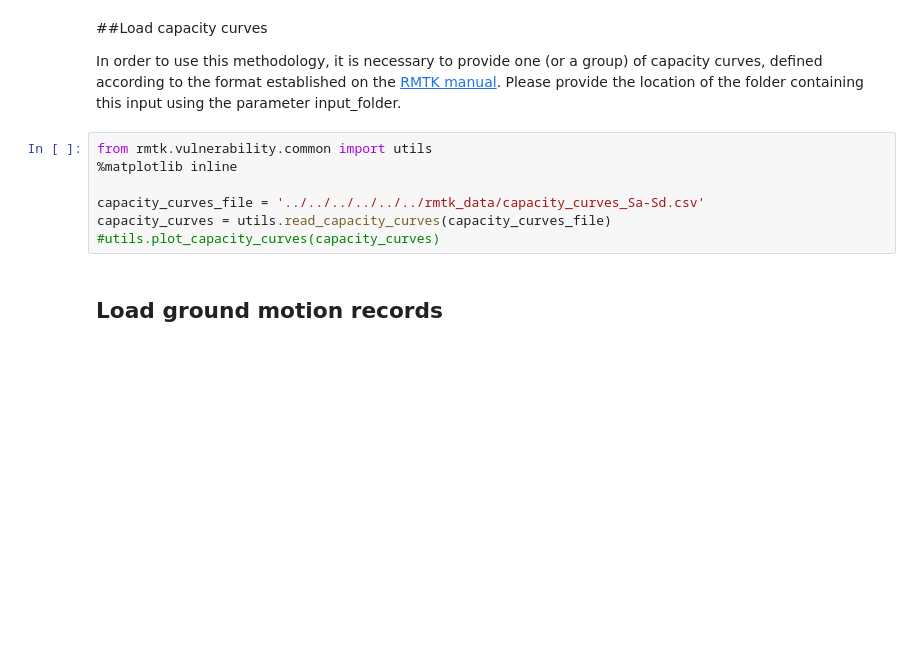
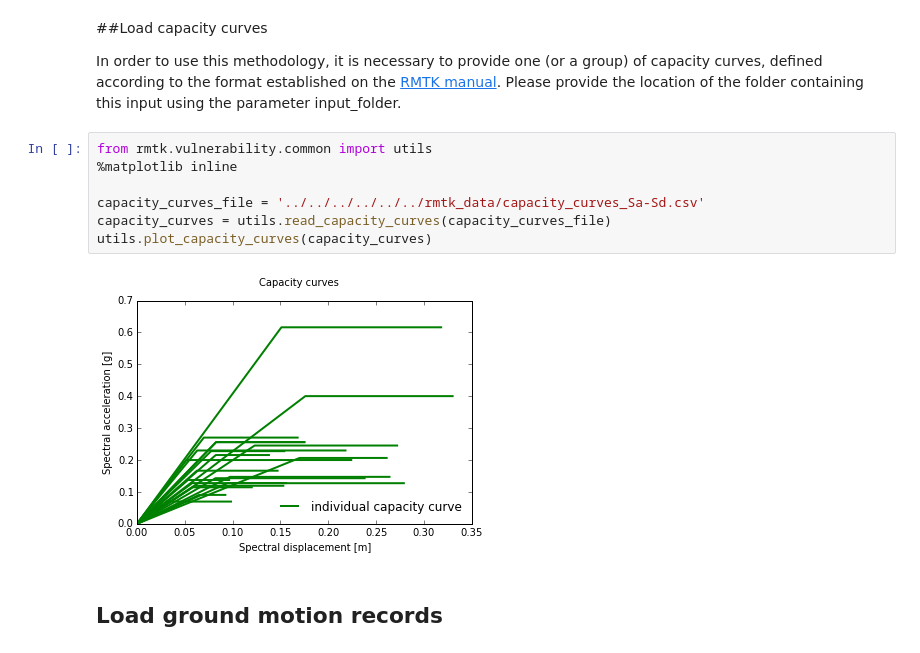
Before and after one commit to GEMScienceTools/rmtk, a Jupyter notebook: rmtk/vulnerability/derivation_fragility/equivalent_linearization/lin_miranda_2008/lin_miranda_2008.ipynb, the cells around one changed output. Saved outputs shown, nothing was run; the diff lists cells and outputs as text; blank space fills up the shorter version.

```diff
--- a/rmtk/vulnerability/derivation_fragility/equivalent_linearization/lin_miranda_2008/lin_miranda_2008.ipynb
+++ b/rmtk/vulnerability/derivation_fragility/equivalent_linearization/lin_miranda_2008/lin_miranda_2008.ipynb
@@ -9,10 +9,12 @@ In order to use this methodology, it is necessary to provide one (or a group) of
 # %%
 from rmtk.vulnerability.common import utils
 %matplotlib inline
 
 capacity_curves_file = '../../../../../../rmtk_data/capacity_curves_Sa-Sd.csv'
 capacity_curves = utils.read_capacity_curves(capacity_curves_file)
-#utils.plot_capacity_curves(capacity_curves)
+utils.plot_capacity_curves(capacity_curves)
+# %% [output]
+[figure, added]
 # %% [markdown]
 ## Load ground motion records
 # %%
```
Also changed, not shown: parts of 1 cell of this notebook, 15 other files.
